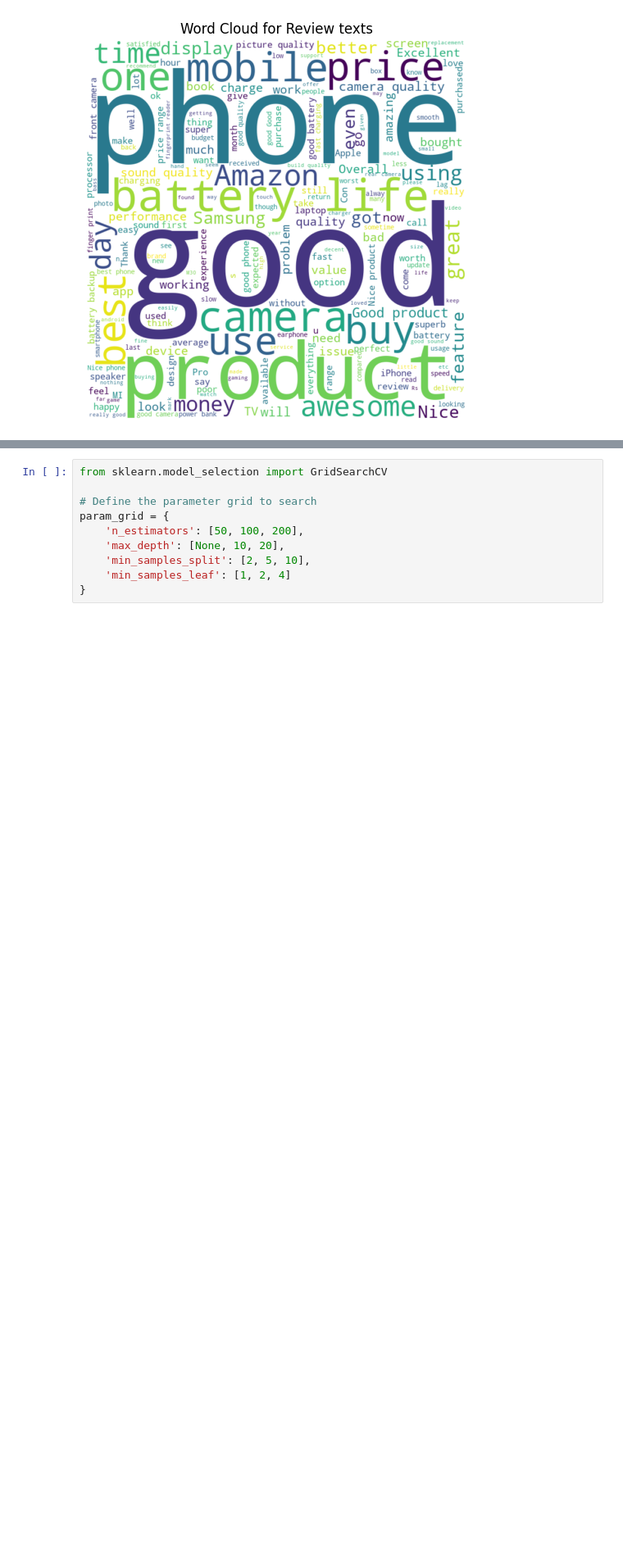
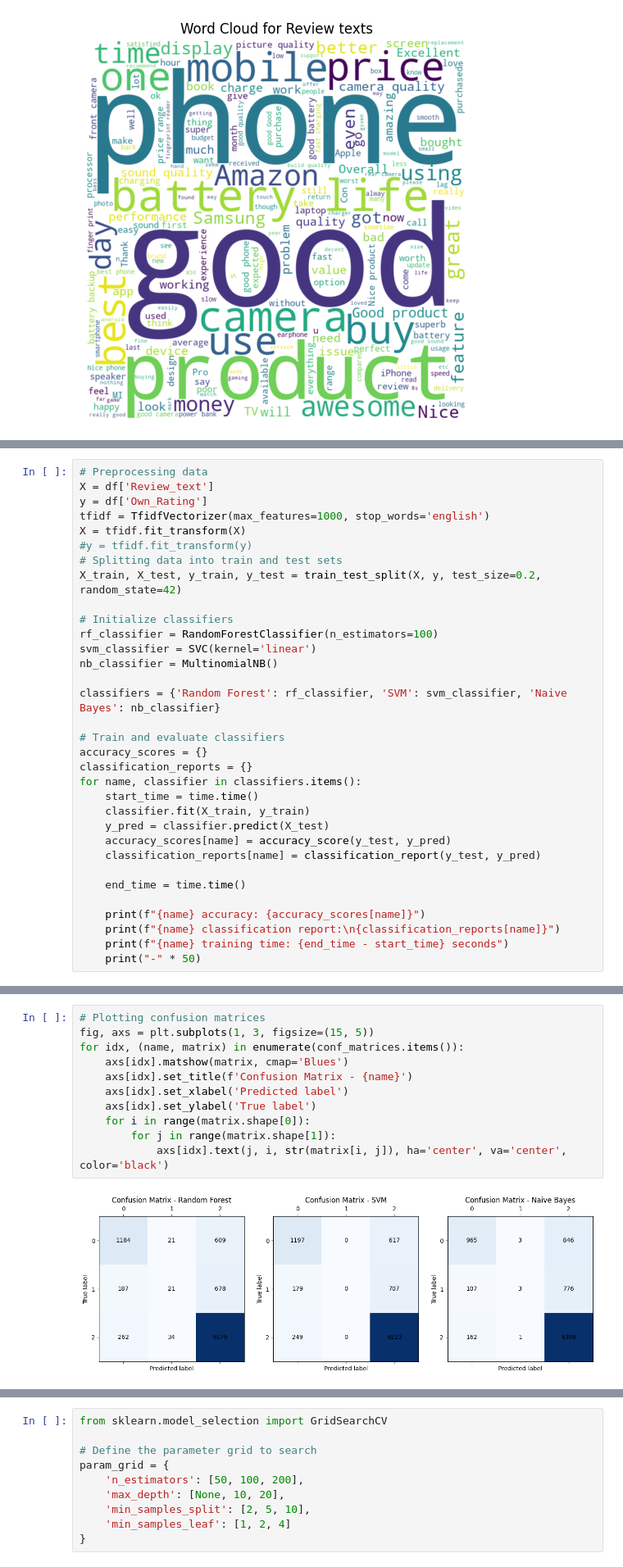
Before and after one commit to eriasaf/Group4E, a Jupyter notebook: Group 4E ML (1).ipynb, the cells around one changed output, grey strips where cells are left out. Shown: that part at 82% size. Drawn from its saved outputs; the diff is of its cells as text; blank space fills up the shorter version.

```diff
--- a/Group 4E ML (1).ipynb
+++ b/Group 4E ML (1).ipynb
@@ -324,0 +274,33 @@ weighted avg       0.56      0.64      0.57     12172
+# %%
+# Preprocessing data
+X = df['Review_text']
+y = df['Own_Rating']
+tfidf = TfidfVectorizer(max_features=1000, stop_words='english')
+X = tfidf.fit_transform(X)
+#y = tfidf.fit_transform(y)
+# Splitting data into train and test sets
+X_train, X_test, y_train, y_test = train_test_split(X, y, test_size=0.2, random_state=42)
+
+# Initialize classifiers
+rf_classifier = RandomForestClassifier(n_estimators=100)
+svm_classifier = SVC(kernel='linear')
+nb_classifier = MultinomialNB()
+
+classifiers = {'Random Forest': rf_classifier, 'SVM': svm_classifier, 'Naive Bayes': nb_classifier}
+
+# Train and evaluate classifiers
+accuracy_scores = {}
+classification_reports = {}
+for name, classifier in classifiers.items():
+    start_time = time.time()
+    classifier.fit(X_train, y_train)
+    y_pred = classifier.predict(X_test)
+    accuracy_scores[name] = accuracy_score(y_test, y_pred)
+    classification_reports[name] = classification_report(y_test, y_pred)
+
+    end_time = time.time()
+
+    print(f"{name} accuracy: {accuracy_scores[name]}")
+    print(f"{name} classification report:\n{classification_reports[name]}")
+    print(f"{name} training time: {end_time - start_time} seconds")
+    print("-" * 50)
@@ -324,0 +339,13 @@ weighted avg       0.56      0.64      0.57     12172
+# %%
+# Plotting confusion matrices
+fig, axs = plt.subplots(1, 3, figsize=(15, 5))
+for idx, (name, matrix) in enumerate(conf_matrices.items()):
+    axs[idx].matshow(matrix, cmap='Blues')
+    axs[idx].set_title(f'Confusion Matrix - {name}')
+    axs[idx].set_xlabel('Predicted label')
+    axs[idx].set_ylabel('True label')
+    for i in range(matrix.shape[0]):
+        for j in range(matrix.shape[1]):
+            axs[idx].text(j, i, str(matrix[i, j]), ha='center', va='center', color='black')
+# %% [output]
+[figure, added]
```
Also changed, not shown: parts of 34 cells of this notebook, 3 other files.
